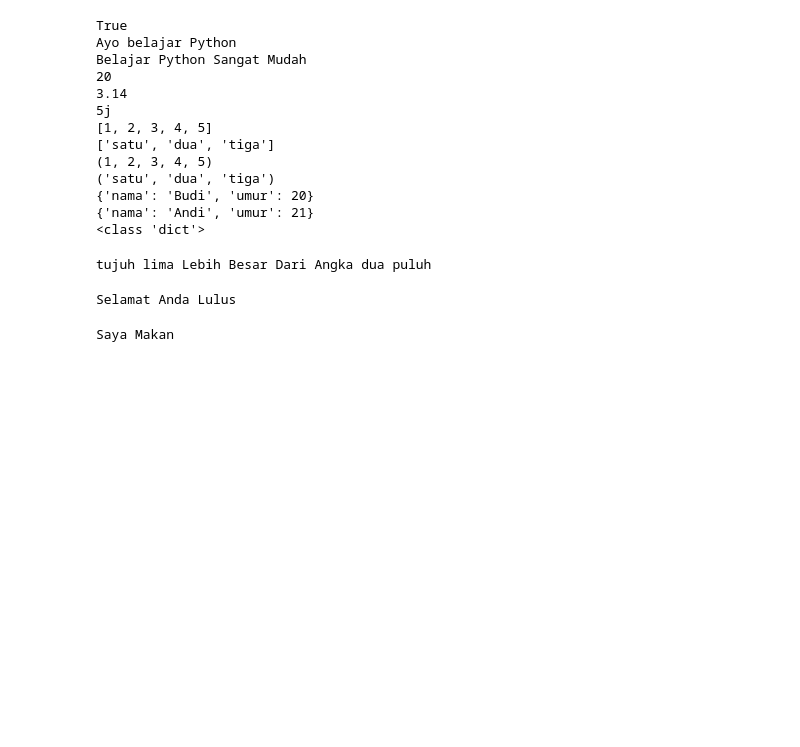
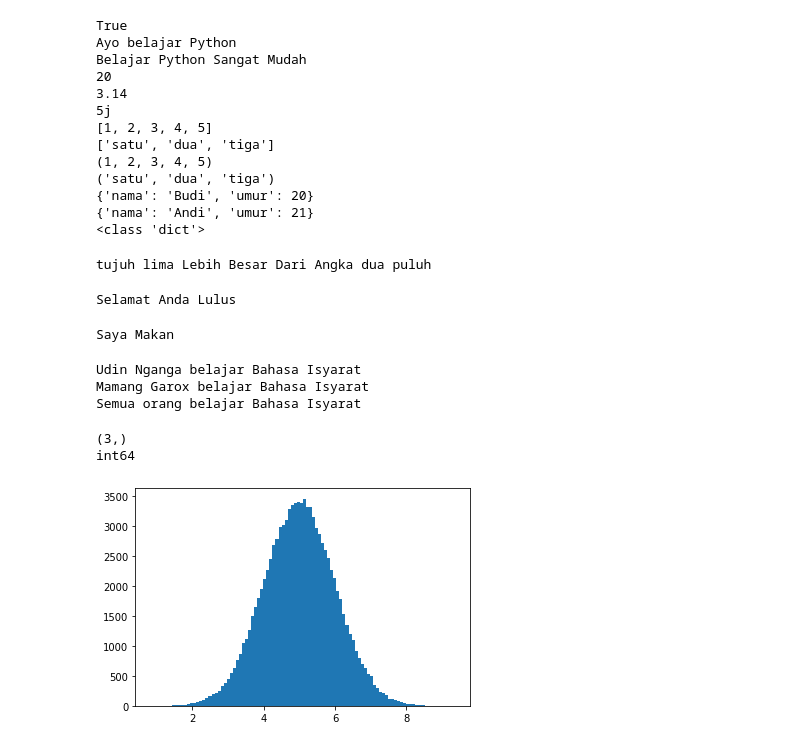
Before and after one commit to ferryajp/KCBVbaru, a Jupyter notebook: kcbv187.ipynb, the cells around one changed output. Drawn from its saved outputs; the diff is of its cells as text; code cells hidden in the pictures; blank space fills up the shorter version.

```diff
--- a/kcbv187.ipynb
+++ b/kcbv187.ipynb
@@ -91,3 +91,47 @@ elif(hari_ini == "Minggu"):
     print("Saya Makan")
 # %% [output]
 Saya Makan
+# %%
+# mendefinisikan fungsi menggunakan 'def'
+def ini_fungsi(siapaNamanya):
+  print(siapaNamanya + " belajar Bahasa Isyarat")
+
+
+# memanggil fungsi
+ini_fungsi('Udin Nganga')
+
+# memanggil kembali fungsi dengan nilai parameter berbeda
+ini_fungsi('Mamang Garox')
+
+# lagi
+ini_fungsi('Semua orang')
+# %% [output]
+Udin Nganga belajar Bahasa Isyarat
+Mamang Garox belajar Bahasa Isyarat
+Semua orang belajar Bahasa Isyarat
+# %%
+# memanggil modul numpy
+
+import numpy as np
+a  = np.array([1,2,3])
+
+# mencetak dimensi dan tipe data matriks a
+print(a.shape)
+print(a.dtype)
+# %% [output]
+(3,)
+int64
+# %%
+# memanggil numpy dan matplotlib
+import numpy
+import matplotlib.pyplot as plt
+
+
+# membuat distribusi normal dengan mean=5, stdev=1 dan jumlah data 100.000
+x = numpy.random.normal(5.0, 1.0, 100000)
+
+# plotting dengan matplotlib
+plt.hist(x, 100)
+plt.show()
+# %% [output]
+[figure, added]
```
Also changed, not shown: parts of 2 cells of this notebook.
